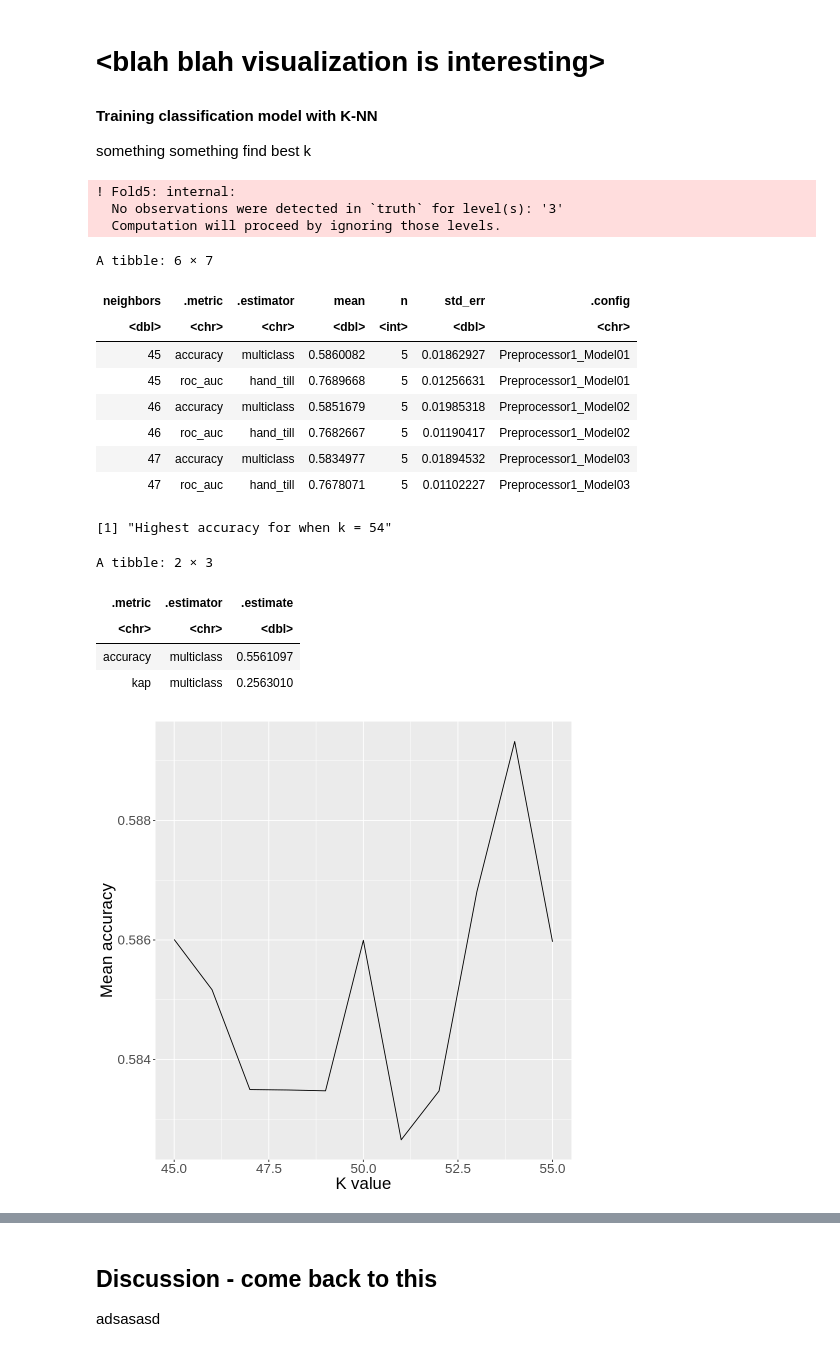
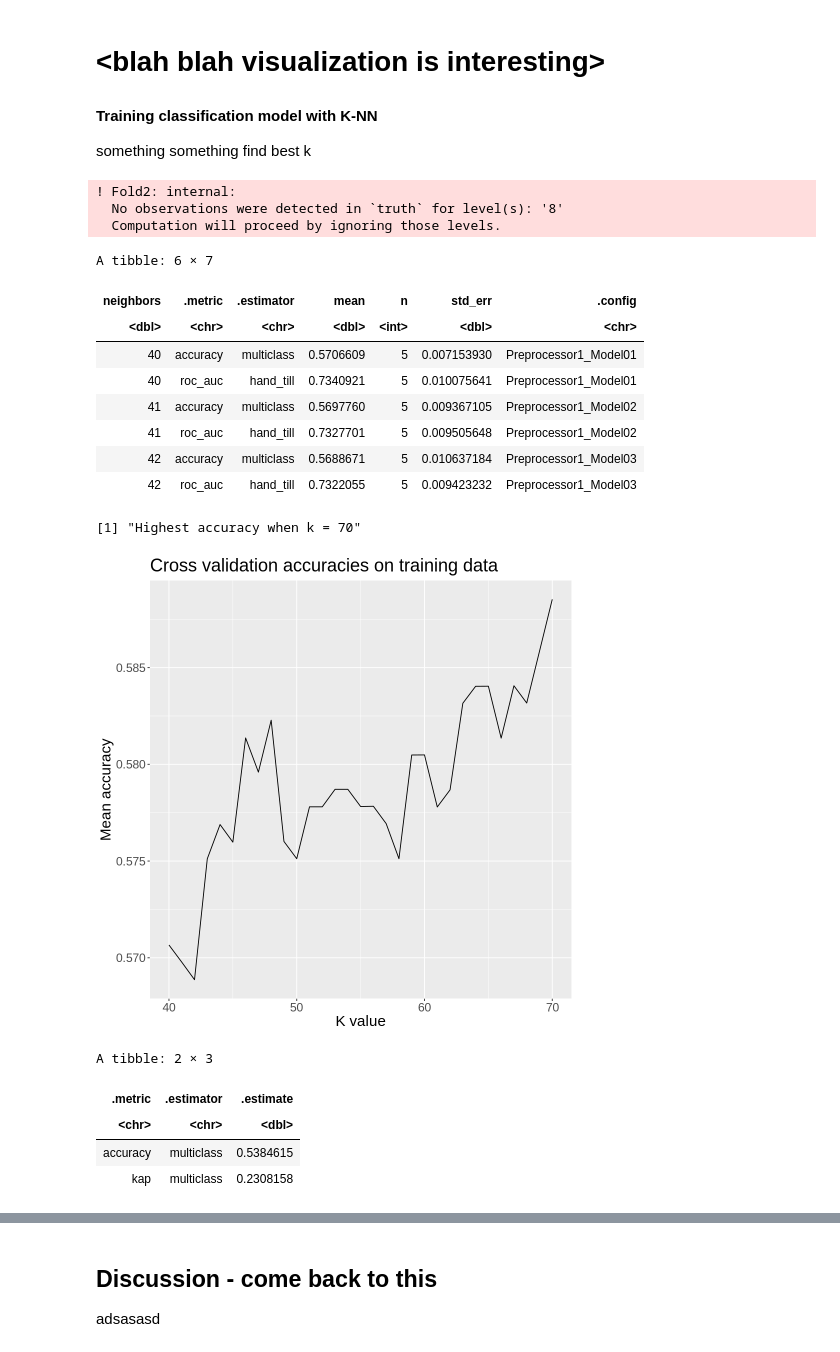
Before and after one commit to j-ackyao/Group-62-project, a Jupyter notebook: group_project_report.ipynb, the cells around one changed output, grey strips where cells are left out. Saved outputs shown, nothing was run; the diff lists cells and outputs as text; code cells hidden in the pictures.

```diff
--- a/group_project_report.ipynb
+++ b/group_project_report.ipynb
@@ -123,7 +123,7 @@ The data is split with `SPLIT_PROPORTION` and strata `quality`.
 set.seed(8888)
 
 # splitting data set into training and testing subsets
-SPLIT_PROPORTION = 0.75
+SPLIT_PROPORTION = 0.7
 red_split_data <- initial_split(red_wine_data, prop = SPLIT_PROPORTION, strata = quality)
 
 # assigning variables for respective training and testing data
@@ -346,77 +346,86 @@ recipe <- recipe(quality ~ volatile_acidity + alcohol , data = red_training_data
    step_scale(all_predictors()) |>
    step_center(all_predictors())
 
 # model spec with tuning k
 knn_tune <- nearest_neighbor(weight_func = "rectangular", neighbors = tune()) |>
     set_engine("kknn") |>
     set_mode("classification")
 
 # create cross validation with 5 folds
 vfold <- vfold_cv(red_training_data, v = 5, strata = quality)
 
-# for values of k to test, or just input natural number in scaffolding
-# initially start with from = 1, to = 100, by = 10
-# then narrow to from = 45, to = 55, by = 1
-grid_val <- tibble(neighbors = seq(from = 45, to = 55, by = 1))
-# produces (1, 2, 3... 99, 100)
+LOWER_K <- 40
+UPPER_K <- 70
+BY <- 1
+
+# for values of k to test
+# initially start with from = LOWER_K, to = UPPER_K, by = BY
+grid_val <- tibble(neighbors = seq(from = LOWER_K, to = UPPER_K, by = BY))
 
 # tune k
 knn_results <- workflow() |>
       add_recipe(recipe) |>
       add_model(knn_tune) |>
       tune_grid(resamples = vfold, grid = grid_val) |>
       collect_metrics()
 head(knn_results)
 
 # pull k with greatest accuracy
 k <- knn_results |>
       filter(.metric == "accuracy") |>
       filter(mean == max(mean)) |>
       pull(neighbors)
-paste("Highest accuracy for when k =", k)
+paste("Highest accuracy when k =", k)
+
+options(repr.plot.width = 8, repr.plot.height = 8)
+
+# plot accuracies
+ggplot(filter(knn_results, .metric == "accuracy"), aes(x = neighbors, y = mean)) +
+    geom_line() +
+    ggtitle("Cross validation accuracies on training data") +
+    labs(x = "K value", y = "Mean accuracy") +
+    theme(text = element_text(size = 18))
 # %% [output]
-! Fold5: internal:
-  No observations were detected in `truth` for level(s): '3'
+! Fold2: internal:
+  No observations were detected in `truth` for level(s): '8'
   Computation will proceed by ignoring those levels.
 A tibble: 6 × 7
 | neighbors | .metric | .estimator | mean | n | std_err | .config |
 | <dbl> | <chr> | <chr> | <dbl> | <int> | <dbl> | <chr> |
-| 45 | accuracy | multiclass | 0.5860082 | 5 | 0.01862927 | Preprocessor1_Model01 |
-| 45 | roc_auc | hand_till | 0.7689668 | 5 | 0.01256631 | Preprocessor1_Model01 |
-| 46 | accuracy | multiclass | 0.5851679 | 5 | 0.01985318 | Preprocessor1_Model02 |
-| 46 | roc_auc | hand_till | 0.7682667 | 5 | 0.01190417 | Preprocessor1_Model02 |
-| 47 | accuracy | multiclass | 0.5834977 | 5 | 0.01894532 | Preprocessor1_Model03 |
-| 47 | roc_auc | hand_till | 0.7678071 | 5 | 0.01102227 | Preprocessor1_Model03 |
+| 40 | accuracy | multiclass | 0.5706609 | 5 | 0.007153930 | Preprocessor1_Model01 |
+| 40 | roc_auc | hand_till | 0.7340921 | 5 | 0.010075641 | Preprocessor1_Model01 |
+| 41 | accuracy | multiclass | 0.5697760 | 5 | 0.009367105 | Preprocessor1_Model02 |
+| 41 | roc_auc | hand_till | 0.7327701 | 5 | 0.009505648 | Preprocessor1_Model02 |
+| 42 | accuracy | multiclass | 0.5688671 | 5 | 0.010637184 | Preprocessor1_Model03 |
+| 42 | roc_auc | hand_till | 0.7322055 | 5 | 0.009423232 | Preprocessor1_Model03 |
-[1] "Highest accuracy for when k = 54"
+[1] "Highest accuracy when k = 70"
+[figure, added]
 # %%
+# override value of k for testing/skip processing
+#k <- 20
+
 # create model spec with tuned k
 knn_spec_tuned <- nearest_neighbor(weight_func = "rectangular", neighbors = k) |>
     set_engine("kknn") |>
     set_mode("classification")
 
+# create fit with tuned model spec
 fit <- workflow() |>
     add_recipe(recipe) |>
     add_model(knn_spec_tuned) |>
     fit(data = red_training_data)
 
+# test classification model with testing data
 test_predictions <- predict(fit, red_testing_data) |>
     bind_cols(red_testing_data)
 
+# extract accuracy of predictions on testing data
 prediction_accuracy <- test_predictions |>
     metrics(truth = quality, estimate = .pred_class)
-
 prediction_accuracy
-
-options(repr.plot.width = 8, repr.plot.height = 8)
-
-ggplot(filter(knn_results, .metric == "accuracy"), aes(x = neighbors, y = mean)) +
-    geom_line() +
-    labs(x = "K value", y = "Mean accuracy") +
-    theme(text = element_text(size = 20))
 # %% [output]
 A tibble: 2 × 3
 | .metric | .estimator | .estimate |
 | <chr> | <chr> | <dbl> |
-| accuracy | multiclass | 0.5561097 |
-| kap | multiclass | 0.2563010 |
+| accuracy | multiclass | 0.5384615 |
+| kap | multiclass | 0.2308158 |
-[figure, removed]
```
Also changed, not shown: parts of 10 cells of this notebook.
